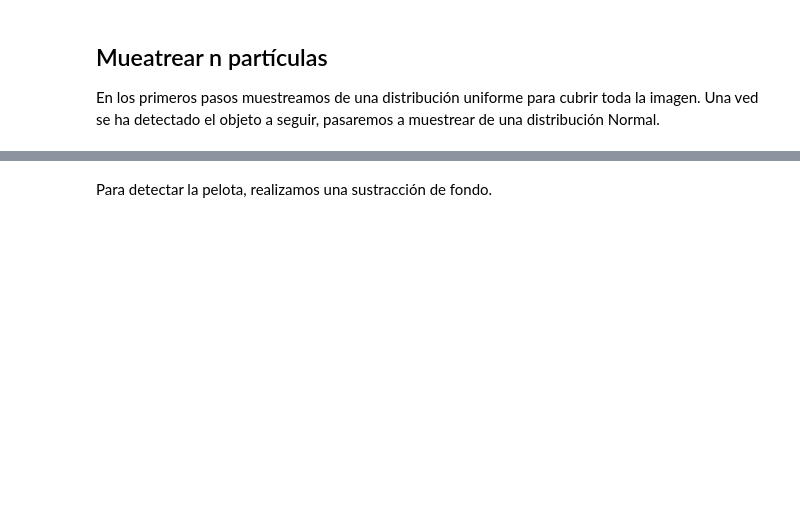
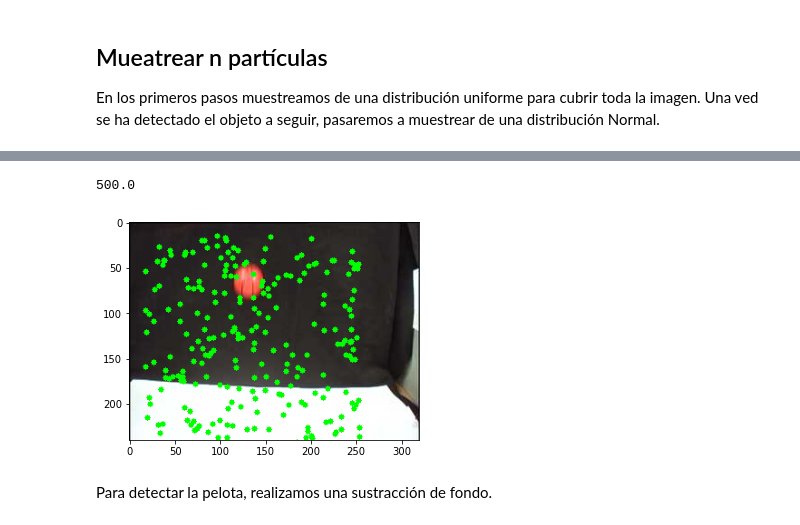
Before and after one commit to SergioHdezG/ParticleFilterVisualTracking, a Jupyter notebook: particle_filter_tracking.ipynb, the cells around one changed output, grey strips where cells are left out. Cells and saved outputs as stored; diff of their text form; code cells hidden in the pictures; blank space fills up the shorter version.

```diff
--- a/particle_filter_tracking.ipynb
+++ b/particle_filter_tracking.ipynb
@@ -60,25 +17,25 @@ def select_particles(particulas):
 # %%
-def print_particles(img, particulas, y_best = None, x_best = None):
+def print_particles(img, particulas, y_best = None, x_best = None, color=(0, 0, 255)):
     h, w = 30, 30
-
-    # img = cv2.cvtColor(img, cv2.COLOR_GRAY2BGR)
-
     if particulas:
         index = np.random.choice(range(len(particulas['estados'])), int(len(particulas['estados'])*0.5), replace=False)
         estados = particulas['estados'][index]
-        peso_p = particulas['peso'] + 1
-        print(np.sum(peso_p))
+        peso_p = particulas['peso']*7 + 1
+
         for i in range(estados.shape[0]):
             y = estados[i, 0]
             x = estados[i, 1]
-            cv2.circle(img, center=(int(x+w/2), int(y+h/2)), radius=int(peso_p[i] * 3), color=(0, 255, 0), thickness=-1)
-            # cv2.rectangle(img, (x,y),(x+w,y+h), (0, 255, 0), 1)
+            img_copy = img.copy()
+            img = cv2.circle(img, center=(int(x+w/2), int(y+h/2)), radius=int(peso_p[i]), color=(0, 255, 0), thickness=-1)
+
+            alpha = 0.7  # Transparency factor.
+            # Following line overlays transparent rectangle over the image
+            img = cv2.addWeighted(img_copy, alpha, img, 1 - alpha, 0)
 
     if y_best and x_best:
-        cv2.rectangle(img, (int(x_best-w/2), int(y_best-h/2)), (int(x_best + w/2), int(y_best + h/2)), (0, 0, 255), 2)
+        img = cv2.rectangle(img, (int(x_best-w/2), int(y_best-h/2)), (int(x_best + w/2), int(y_best + h/2)), color, 2)
 
-    cv2.imshow('frame', img)
-    cv2.waitKey(1)
+    return img
 # %%
 ruta = "SecuenciaPelota"
 ruta_img = [os.path.join(ruta, '{}.jpg'.format(i)) for i in range(1, 61)]
@@ -93,3 +44,9 @@ y_best, x_best = None, None
+# %%
+n = 500
+particulas = {'estados': np.zeros((n,2)),
+              'peso': np.zeros(n)}
+
+y_best, x_best = None, None
 # %% [markdown]
 Con fines demostrativos, leemos el fotograma número 10.
 # %%
@@ -116,3 +66,10 @@ error: OpenCV(4.5.5) :-1: error: (-5:Bad argument) in function 'circle'
+# %%
+img_particles =  print_particles(frame_rgb, particulas)
+plt.imshow(img_particles)
+plt.show()
+# %% [output]
+500.0
+[figure, added]
 # %% [markdown]
 Para detectar la pelota, realizamos una sustracción de fondo.
 # %%
```
Also changed, not shown: parts of 29 cells of this notebook, 1 other file.
